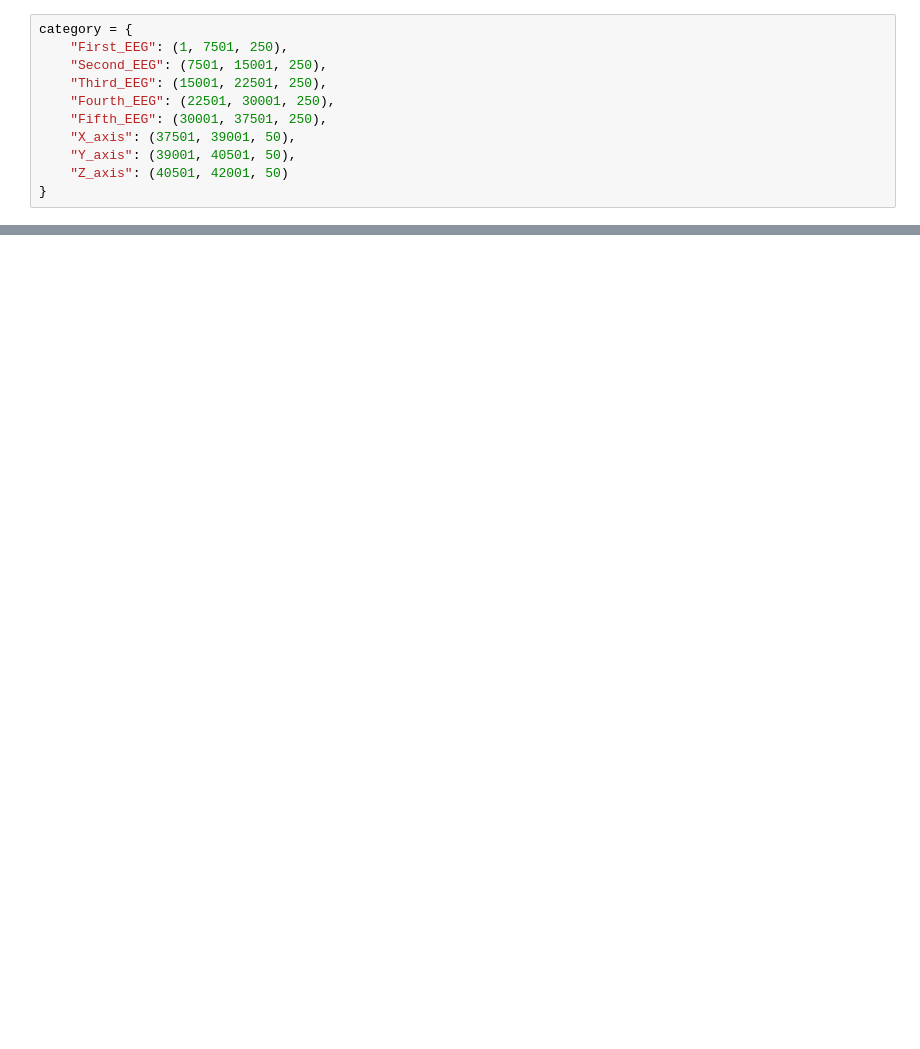
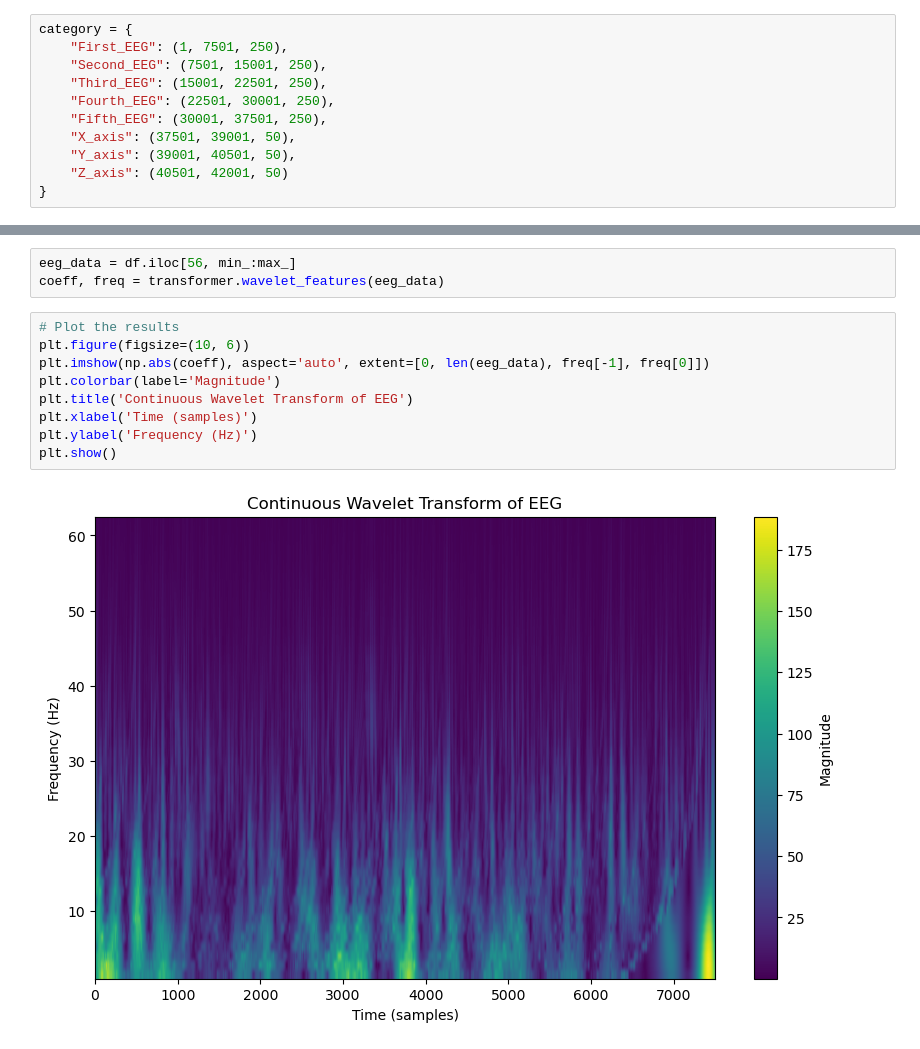
Before and after one commit to MehdiEK/DreemSleepStaging, a Jupyter notebook: preprocessing/test.ipynb, the cells around one changed output, grey strips where cells are left out. Drawn from its saved outputs; the diff is of its cells as text; blank space fills up the shorter version.

```diff
--- a/preprocessing/test.ipynb
+++ b/preprocessing/test.ipynb
@@ -43,0 +52,14 @@ AttributeError: 'NoneType' object has no attribute 'head'
+# %%
+eeg_data = df.iloc[56, min_:max_]
+coeff, freq = transformer.wavelet_features(eeg_data)
+# %%
+# Plot the results
+plt.figure(figsize=(10, 6))
+plt.imshow(np.abs(coeff), aspect='auto', extent=[0, len(eeg_data), freq[-1], freq[0]])
+plt.colorbar(label='Magnitude')
+plt.title('Continuous Wavelet Transform of EEG')
+plt.xlabel('Time (samples)')
+plt.ylabel('Frequency (Hz)')
+plt.show()
+# %% [output]
+[figure, added]
```
Also changed, not shown: parts of 10 cells of this notebook.
